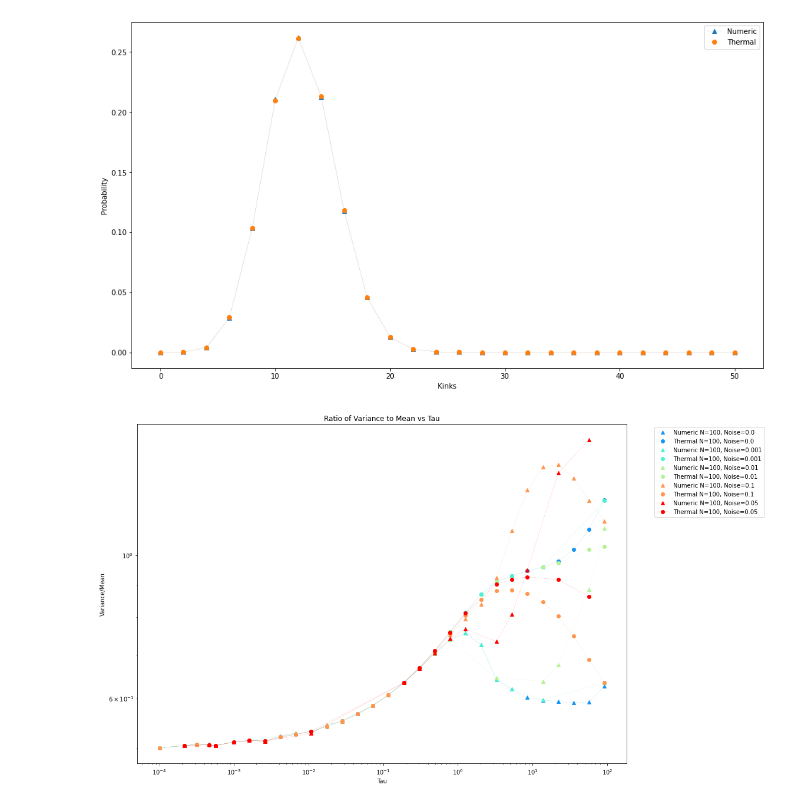
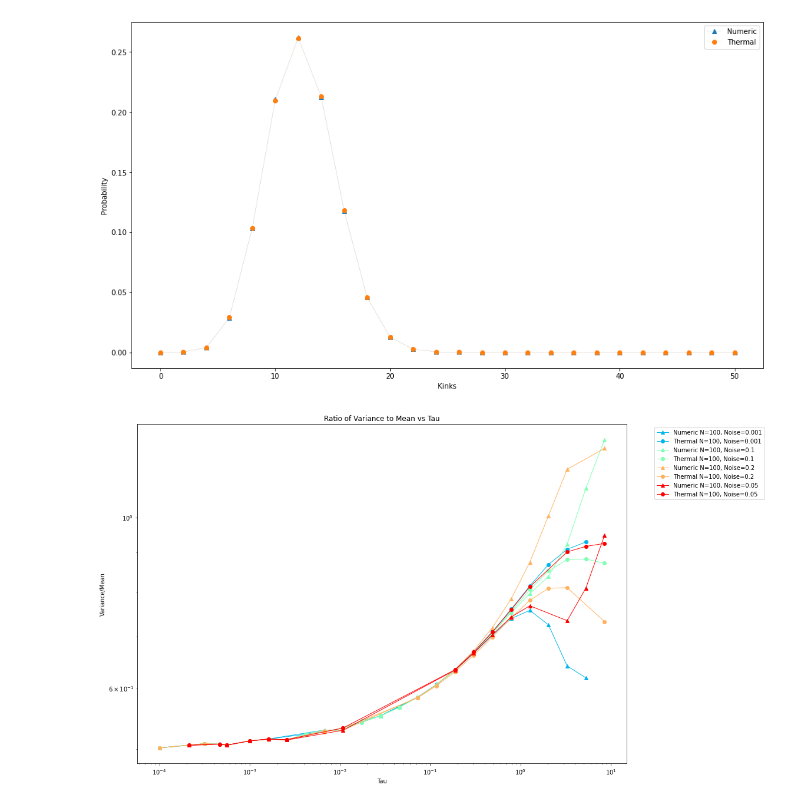
Before and after one commit to shrapp/thermal_tfim, a Jupyter notebook: notebook.ipynb, the cells around one changed output. Drawn from its saved outputs; the diff is of its cells as text; code cells hidden in the pictures.

Commit message:
new data calculation

```diff
--- a/notebook.ipynb
+++ b/notebook.ipynb
@@ -91,7 +91,8 @@ plt.show()
 # %%
 # Load the data from the CSV file
 N = 100
-data = get_data_in_range(N, 0, 100, 0, 0.1)
+data = get_data_in_range(N, 0, 10, 0.001, 0.2)
+data = data[(data['noise'] != 0.01)]
 data = data[(data['type'] == 'numeric') | (data['type'] == 'thermal')]
 plt.figure(figsize=(16, 9))
 
@@ -99,33 +100,33 @@ plt.figure(figsize=(16, 9))
 noise_levels = data['noise'].unique()
 colors = cm.rainbow(np.linspace(0, 1, len(noise_levels) + 1)) # type: ignore
 
 # Iterate over noise levels for Numeric data
 for idy, noise in enumerate(noise_levels):
     # Get the data in the tau range for the current N and noise
     num_data = data[(data['type'] == 'numeric') & (data['noise'] == noise)]
     thermal_data = data[(data['type'] == 'thermal') & (data['noise'] == noise)]
 
     # Calculate the ratio of the second cumulant to the first (variance/mean) for numeric data
     num_ratio = num_data['variance'] / num_data['mean']
     thermal_ratio = thermal_data['variance'] / thermal_data['mean']
 
     # Plot numeric data with different colors and labels
-    plt.plot(num_data['tau'], num_ratio, color=colors[idy+1], label=f'Numeric N={N}, Noise={noise}', marker='^', linewidth=0.1, markersize=6)
-    plt.plot(thermal_data['tau'], thermal_ratio, color=colors[idy+1], label=f'Thermal N={N}, Noise={noise}', marker='o', linewidth=0.1, markersize=6)
+    plt.plot(num_data['tau'], num_ratio, color=colors[idy+1], label=f'Numeric N={N}, Noise={noise}', marker='^', linewidth=1, markersize=6)
+    plt.plot(thermal_data['tau'], thermal_ratio, color=colors[idy+1], label=f'Thermal N={N}, Noise={noise}', marker='o', linewidth=1, markersize=6)
 
     # Set labels, title, and legend
 plt.xlabel('Tau')
 plt.ylabel('Variance/Mean')
 plt.title('Ratio of Variance to Mean vs Tau')
 
 # Place the legend outside of the plot
 plt.legend(bbox_to_anchor=(1.05, 1), loc='upper left')
 
 plt.xscale('log')
 plt.yscale('log')
 
 # Display the plot
 plt.tight_layout()
 plt.show()
 # %% [output]
-[figure, old version]
+[figure, new version]
```
Also changed, not shown: 2 other files.
